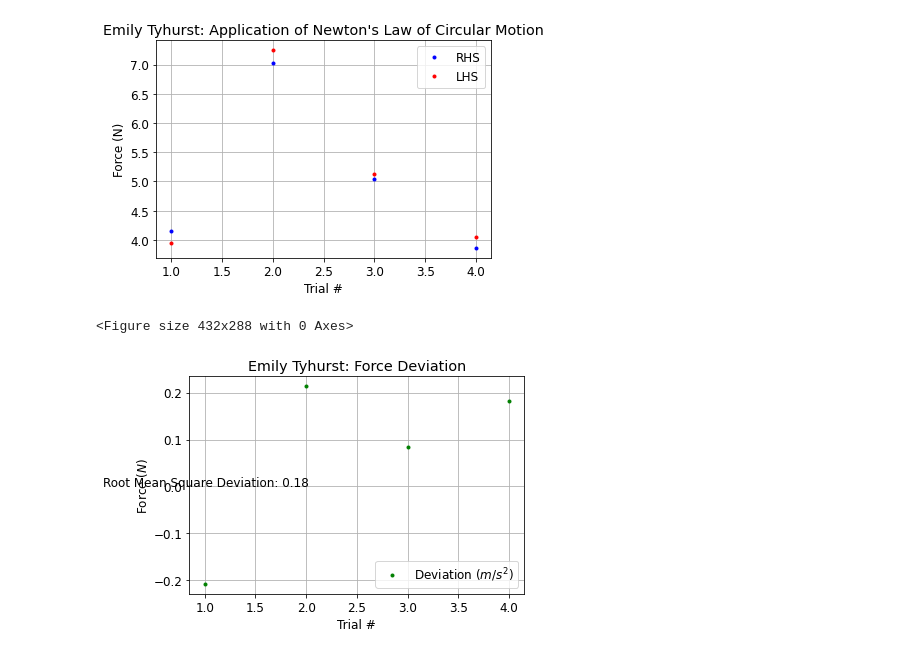
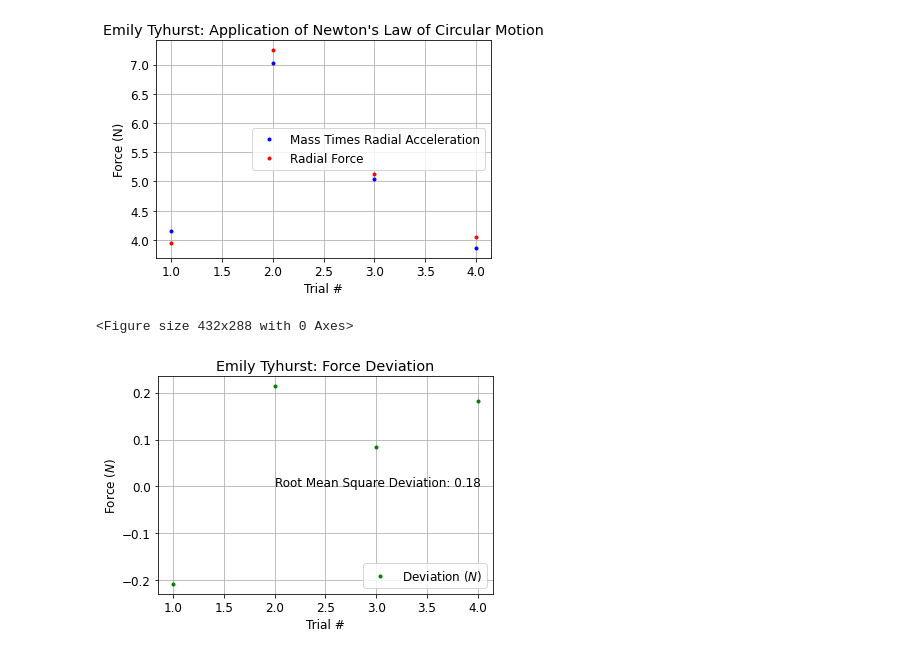
Before and after one commit to skellig18/phy131-notebooks, a Jupyter notebook: Python/PRA4/Plot_Newton2_CircularMotion.ipynb, the cells around one changed output. Drawn from its saved outputs; the diff is of its cells as text; code cells hidden in the pictures.

```diff
--- a/Python/PRA4/Plot_Newton2_CircularMotion.ipynb
+++ b/Python/PRA4/Plot_Newton2_CircularMotion.ipynb
@@ -101,8 +101,8 @@ else:
 # In this section we plot the data from your experiment. #
 # Here we are plotting the force of the two sides.  #
 
-plt.plot(trial, RHS, 'b.', label="RHS")
-plt.plot(trial, LHS, 'r.', label= "LHS")
+plt.plot(trial, RHS, 'b.', label="Mass Times Radial Acceleration")
+plt.plot(trial, LHS, 'r.', label= "Radial Force")
 plt.title(NAME+": Application of Newton's Law of Circular Motion")
 plt.xlabel("Trial #")
 plt.ylabel("Force (N)")
@@ -112,23 +112,23 @@ plt.savefig(NAME.replace(" ","_")+"_Newton_Circular_Data.png")
 plt.show()
 plt.clf()
 # %% [output]
-[figure, old version]
+[figure, new version]
 <Figure size 432x288 with 0 Axes>
 # %%
 #### ---------- DEVIATION BLOCK ---------- ####
 # In this section we compare the data from your experiment #
 # to determine more precisely if the hypothesis is true.   #
 
 rmsd_motion= np.sqrt(np.mean((LHS-RHS)**2))
 
-plt.plot(trial, LHS- RHS, 'g.', label="Deviation $(m/s^2)$")
-plt.text(0,0, "Root Mean Square Deviation: {:.2f}".format(rmsd_motion))
+plt.plot(trial, LHS- RHS, 'g.', label="Deviation $(N)$")
+plt.text(2,0, "Root Mean Square Deviation: {:.2f}".format(rmsd_motion))
 plt.title(NAME+": Force Deviation")
 plt.xlabel("Trial #")
 plt.ylabel("Force $(N)$")
 plt.grid()
 plt.legend()
 plt.savefig(NAME.replace(" ","_")+"_Circular_Motion_Deviation.png")
 plt.show()
 # %% [output]
-[figure, old version]
+[figure, new version]
```
